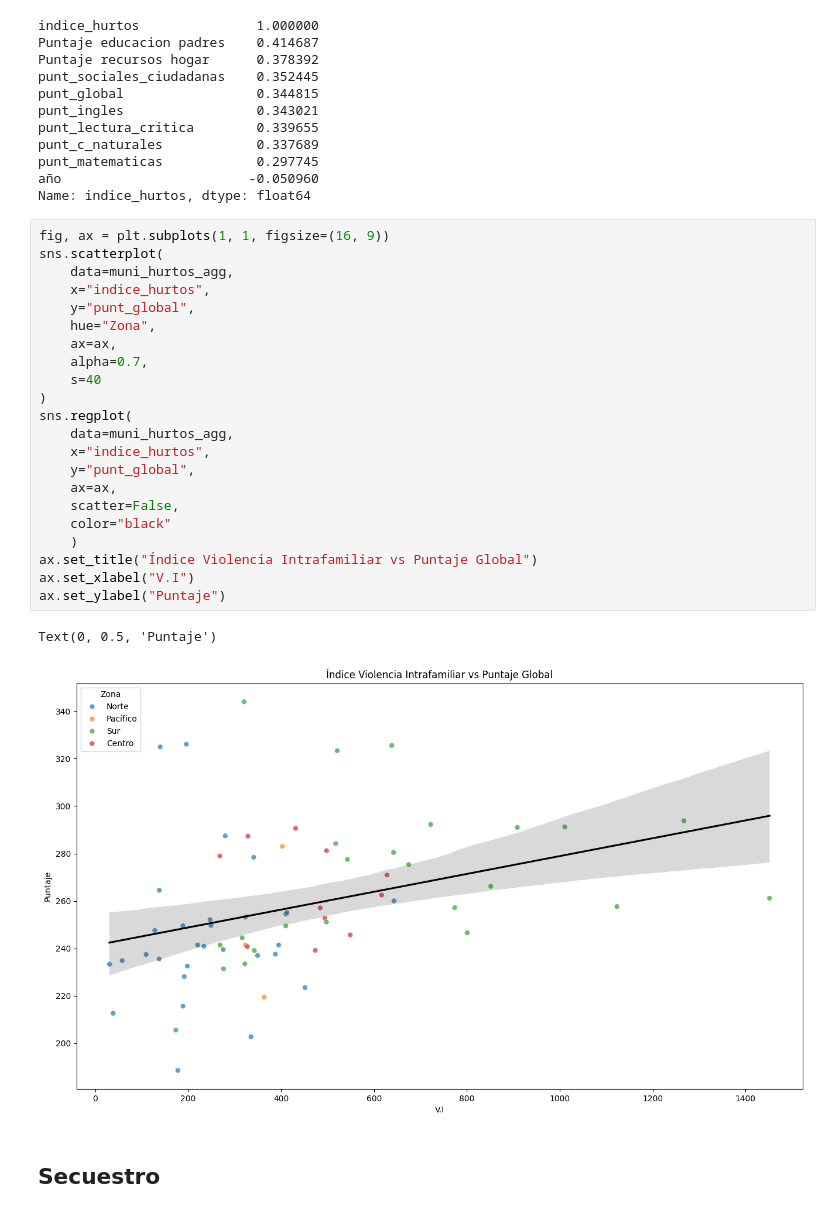
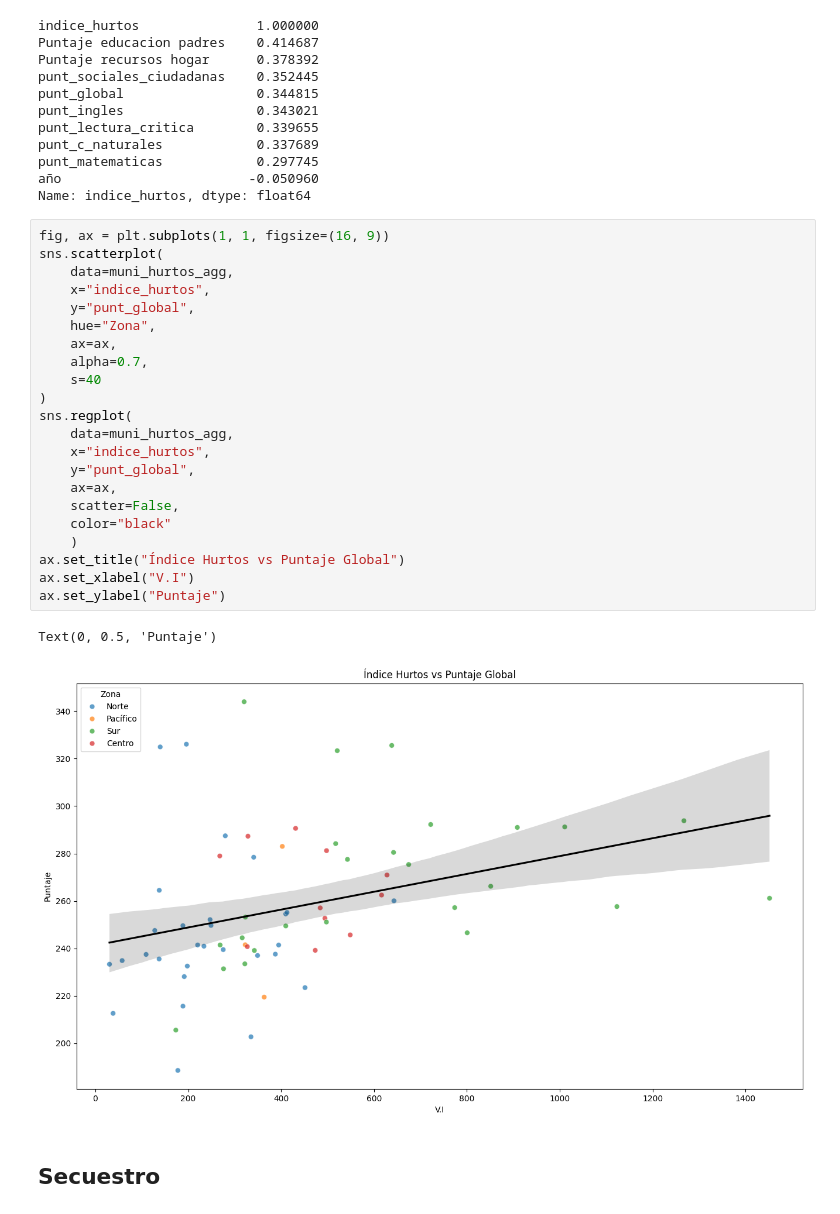
Before and after one commit to juancamilogoomezz/Proyecto-1, a Jupyter notebook: Notebook Consultas Violencia.ipynb, the cells around one changed output. Cells and saved outputs as stored; diff of their text form.

```diff
--- a/Notebook Consultas Violencia.ipynb
+++ b/Notebook Consultas Violencia.ipynb
@@ -1513,28 +1513,28 @@ Name: indice_hurtos, dtype: float64
 # %%
 fig, ax = plt.subplots(1, 1, figsize=(16, 9))
 sns.scatterplot(
     data=muni_hurtos_agg,
     x="indice_hurtos",
     y="punt_global",
     hue="Zona",
     ax=ax,
     alpha=0.7,
     s=40
 )
 sns.regplot(
     data=muni_hurtos_agg,
     x="indice_hurtos",
     y="punt_global",
     ax=ax,
     scatter=False,
     color="black"
     )
-ax.set_title("Índice Violencia Intrafamiliar vs Puntaje Global")
+ax.set_title("Índice Hurtos vs Puntaje Global")
 ax.set_xlabel("V.I")
 ax.set_ylabel("Puntaje")
 # %% [output]
 Text(0, 0.5, 'Puntaje')
-[figure, old version]
+[figure, new version]
 # %% [markdown]
 ## Secuestro
 # %%
```
